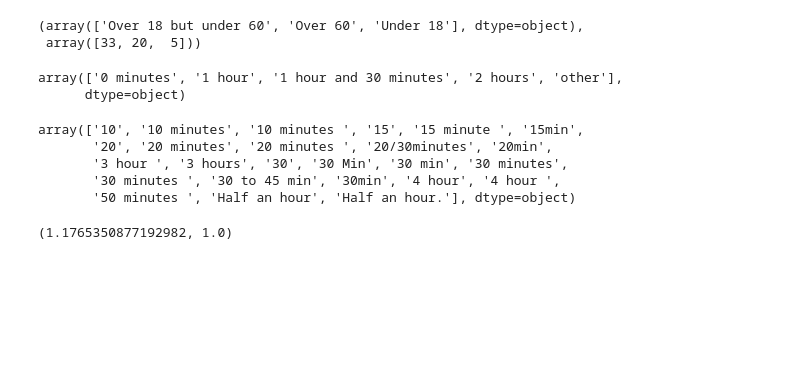
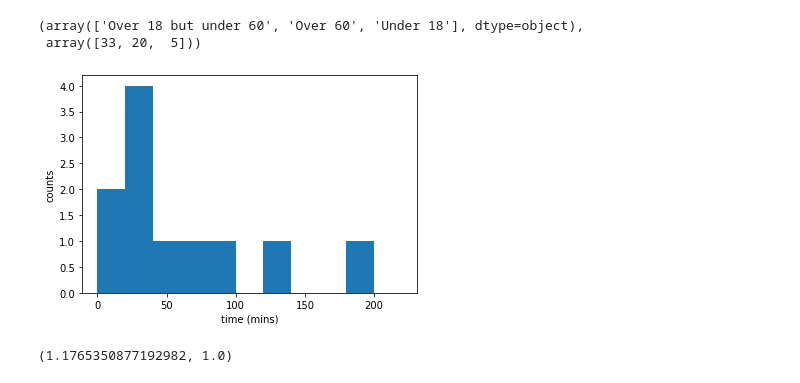
Before and after one commit to UNGlobalPulse/UNGP-contact-survey, a Jupyter notebook: Analyse community survey.ipynb, the cells around one changed output. Saved outputs shown, nothing was run; the diff lists cells and outputs as text; code cells hidden in the pictures; blank space fills up the shorter version.

```diff
--- a/Analyse community survey.ipynb
+++ b/Analyse community survey.ipynb
@@ -7,2 +30,4 @@ data_file = "./survey_data/COVID-19_protection_measure.csv"
+# %%
+data_file = "../Downloaded_Items/UNHCR BGD 2020 Protection Measures COVID 19.csv"
 # %%
 data = pd.read_csv(data_file)
@@ -146,8 +463,8 @@ np.unique(data[(data["Do you ever go to a food distribution center?"] == "Yes")
 (array(['Over 18 but under 60', 'Over 60', 'Under 18'], dtype=object),
  array([33, 20,  5]))
 # %%
-main_times, main_counts = np.unique(data["When you go to a food distribution center, how much time do you spend there?"].dropna(), return_counts=True)
-main_times
+#When you go to a food distribution center, how much time do you spend there?
+times = GetBetterTimes(data,["distcenter_time","distcenter_time77" ])
+dc_attendance_mean, dc_attendance_median = attendance(times)
 # %% [output]
-array(['0 minutes', '1 hour', '1 hour and 30 minutes', '2 hours', 'other'],
-      dtype=object)
+[figure, added]
@@ -157,9 +470,0 @@ main_counts = main_counts[1:-1]
-# %%
-other_times, other_counts = np.unique(data["Please specify.1"].dropna(), return_counts=True)
-other_times
-# %% [output]
-array(['10', '10 minutes', '10 minutes ', '15', '15 minute ', '15min',
-       '20', '20 minutes', '20 minutes ', '20/30minutes', '20min',
-       '3 hour ', '3 hours', '30', '30 Min', '30 min', '30 minutes',
-       '30 minutes ', '30 to 45 min', '30min', '4 hour', '4 hour ',
-       '50 minutes ', 'Half an hour', 'Half an hour.'], dtype=object)
```
Also changed, not shown: parts of 77 cells of this notebook.
